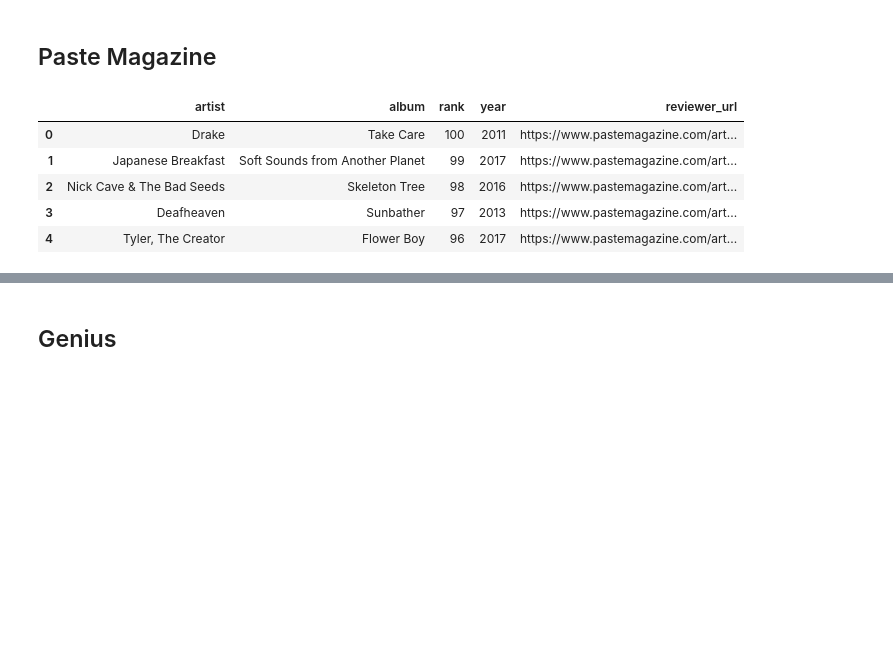
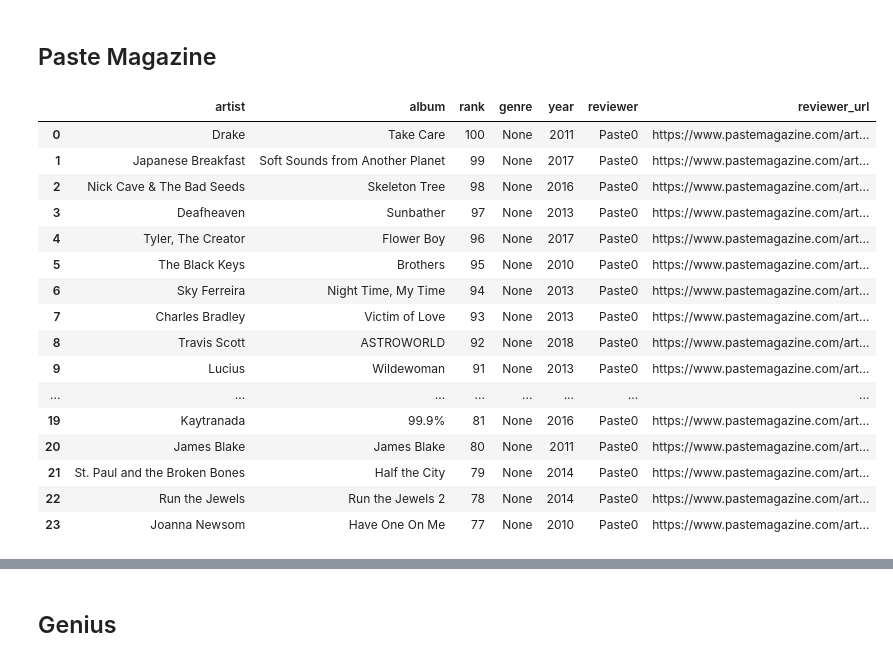
Before and after one commit to awray3/albums2010-2019, a Jupyter notebook: TopAlbums.ipynb, the cells around one changed output, grey strips where cells are left out. Saved outputs shown, nothing was run; the diff lists cells and outputs as text; code cells hidden in the pictures; blank space fills up the shorter version.

```diff
--- a/TopAlbums.ipynb
+++ b/TopAlbums.ipynb
@@ -150,7 +84,3 @@ len(billboard_df)
 100
 # %% [markdown]
 ## Stereogum
-# %%
-url = "https://www.stereogum.com/featured/best-albums-of-the-2010s-list/"
-
-soup = get_soup(url)
@@ -198,9 +109,11 @@ stereogum_df.head()
 # %% [markdown]
 ## Consequence of Sound
 # %%
-url =  "https://consequenceofsound.net/2019/11/top-albums-of-the-2010s/full-post/"
+cos_url =  "https://consequenceofsound.net/2019/11/top-albums-of-the-2010s/full-post/"
+cos = DataCleaner(cos_url, "Consequence_of_Sound")
+cos.create_tags("")
 
-soup = get_soup(url)
+# cos.strings
 # %%
 cos_rank = []
 artist = []
@@ -236,7 +149,3 @@ cos_df.head()
 | 4 | Bon Iver | 22, A Million | 96 | 2016 | https://consequenceofsound.net/20... |
 # %% [markdown]
 ## Time
-# %%
-url =  "https://time.com/5725768/best-albums-2010s-decade/"
-
-soup = get_soup(url)
@@ -277,9 +177,13 @@ time_df
 # %% [markdown]
 ## Paste Magazine
 # %%
-urls = [
+paste_urls = [
     "https://www.pastemagazine.com/articles/2019/10/best-albums-of-the-2010s-paste.html",
     "https://www.pastemagazine.com/articles/2019/10/best-albums-of-the-2010s-paste.html?p=2",
     "https://www.pastemagazine.com/articles/2019/10/best-albums-of-the-2010s-paste.html?p=3",
     "https://www.pastemagazine.com/articles/2019/10/best-albums-of-the-2010s-paste.html?p=4",
 ]
+
+paste_1, paste_2, paste_3, paste_4 = [
+    DataCleaner(url, "Paste" + str(paste_urls.index(url))) for url in paste_urls
+]
@@ -314,9 +190,30 @@ paste_df = combine_to_df(
-# %%
-paste_df.head()
-# %% [output]
-|  | artist | album | rank | year | reviewer_url |
-| 0 | Drake | Take Care | 100 | 2011 | https://www.pastemagazine.com/art... |
-| 1 | Japanese Breakfast | Soft Sounds from Another Planet | 99 | 2017 | https://www.pastemagazine.com/art... |
-| 2 | Nick Cave & The Bad Seeds | Skeleton Tree | 98 | 2016 | https://www.pastemagazine.com/art... |
-| 3 | Deafheaven | Sunbather | 97 | 2013 | https://www.pastemagazine.com/art... |
-| 4 | Tyler, The Creator | Flower Boy | 96 | 2017 | https://www.pastemagazine.com/art... |
+# %%
+paste_1.create_tags("b")
+paste_1.strings = paste_1.strings[2:26]
+paste_1.trim("strings", "1234567890. ")
+paste_1.split(": ")
+paste_1.transpose()
+paste_1.extract_year_from_paren("albums")
+paste_1.apply("albums", remove_parentheses)
+paste_1.create_df(ranks(100)[:24])
+
+# paste_1.print_data()
+paste_1.df
+# %% [output]
+|  | artist | album | rank | genre | year | reviewer | reviewer_url |
+| 0 | Drake | Take Care | 100 | None | 2011 | Paste0 | https://www.pastemagazine.com/art... |
+| 1 | Japanese Breakfast | Soft Sounds from Another Planet | 99 | None | 2017 | Paste0 | https://www.pastemagazine.com/art... |
+| 2 | Nick Cave & The Bad Seeds | Skeleton Tree | 98 | None | 2016 | Paste0 | https://www.pastemagazine.com/art... |
+| 3 | Deafheaven | Sunbather | 97 | None | 2013 | Paste0 | https://www.pastemagazine.com/art... |
+| 4 | Tyler, The Creator | Flower Boy | 96 | None | 2017 | Paste0 | https://www.pastemagazine.com/art... |
+| 5 | The Black Keys | Brothers | 95 | None | 2010 | Paste0 | https://www.pastemagazine.com/art... |
+| 6 | Sky Ferreira | Night Time, My Time | 94 | None | 2013 | Paste0 | https://www.pastemagazine.com/art... |
+| 7 | Charles Bradley | Victim of Love | 93 | None | 2013 | Paste0 | https://www.pastemagazine.com/art... |
+| 8 | Travis Scott | ASTROWORLD | 92 | None | 2018 | Paste0 | https://www.pastemagazine.com/art... |
+| 9 | Lucius | Wildewoman | 91 | None | 2013 | Paste0 | https://www.pastemagazine.com/art... |
+| ... | ... | ... | ... | ... | ... | ... | ... |
+| 19 | Kaytranada | 99.9% | 81 | None | 2016 | Paste0 | https://www.pastemagazine.com/art... |
+| 20 | James Blake | James Blake | 80 | None | 2011 | Paste0 | https://www.pastemagazine.com/art... |
+| 21 | St. Paul and the Broken Bones | Half the City | 79 | None | 2014 | Paste0 | https://www.pastemagazine.com/art... |
+| 22 | Run the Jewels | Run the Jewels 2 | 78 | None | 2014 | Paste0 | https://www.pastemagazine.com/art... |
+| 23 | Joanna Newsom | Have One On Me | 77 | None | 2010 | Paste0 | https://www.pastemagazine.com/art... |
```
Also changed, not shown: parts of 26 cells of this notebook, 1 other file.
